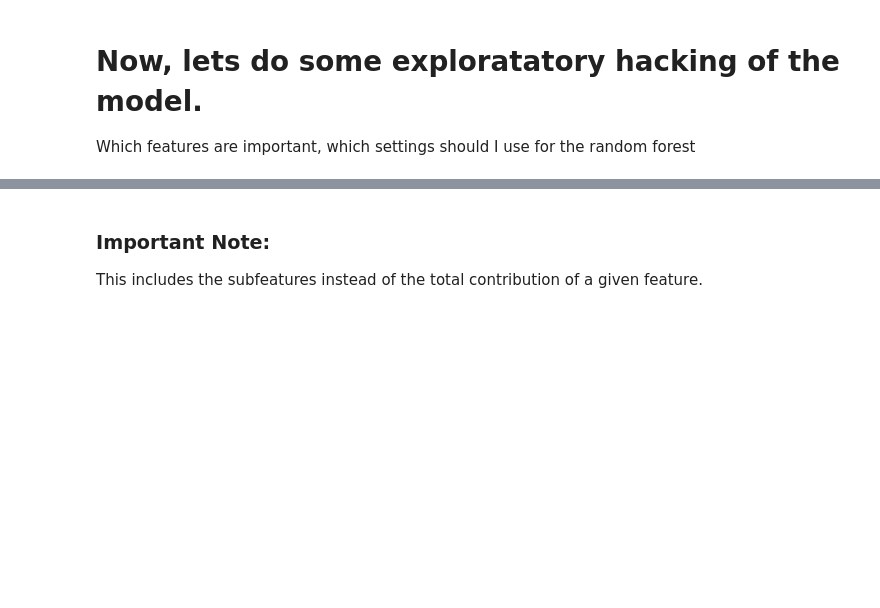
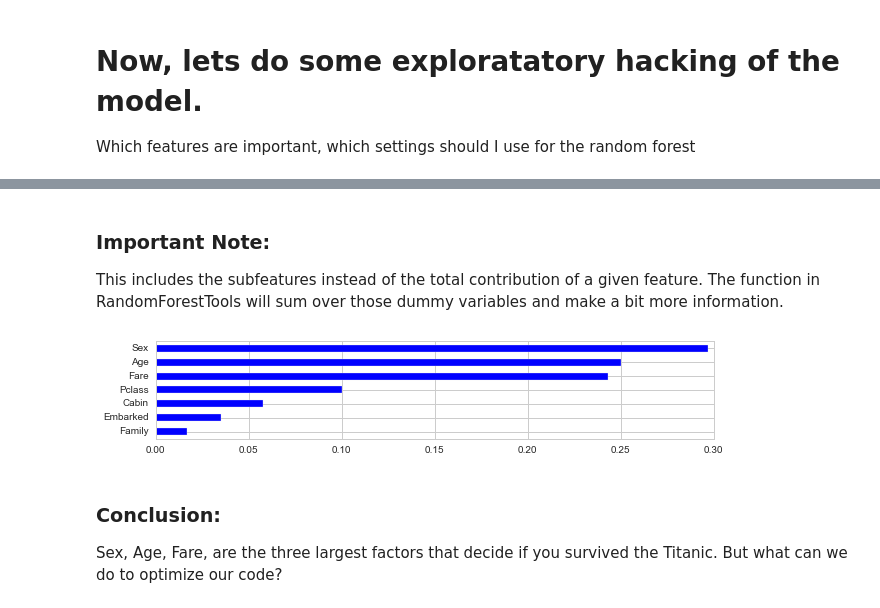
Before and after one commit to drrcool/KaggleComps, a Jupyter notebook: Titanic/Titanic_Visualization.ipynb, the cells around one changed output, grey strips where cells are left out. Cells and saved outputs as stored; diff of their text form; code cells hidden in the pictures; blank space fills up the shorter version.

Commit message:
Created some Genertic Random Forest Tools and continuted exploration

```diff
--- a/Titanic/Titanic_Visualization.ipynb
+++ b/Titanic/Titanic_Visualization.ipynb
@@ -428,6 +405,12 @@ dtype: float64
 # %% [markdown]
 ### Important Note:
 
-This includes the subfeatures instead of the total contribution of a given feature.
+This includes the subfeatures instead of the total contribution of a given feature. The function in RandomForestTools will sum over those dummy variables and make a bit more information.
-# %%
-def graph_feature_importances(model, feature_names, autoscale=true, headroom=0.05, width=10)
+# %%
+graph_feature_importances(model, X.columns, summarized_columns=categorical_variables)
+# %% [output]
+[figure, added]
+# %% [markdown]
+### Conclusion:
+
+Sex, Age, Fare, are the three largest factors that decide if you survived the Titanic.  But what can we do to optimize our code?
```
Also changed, not shown: parts of 20 cells of this notebook, 2 other files.
